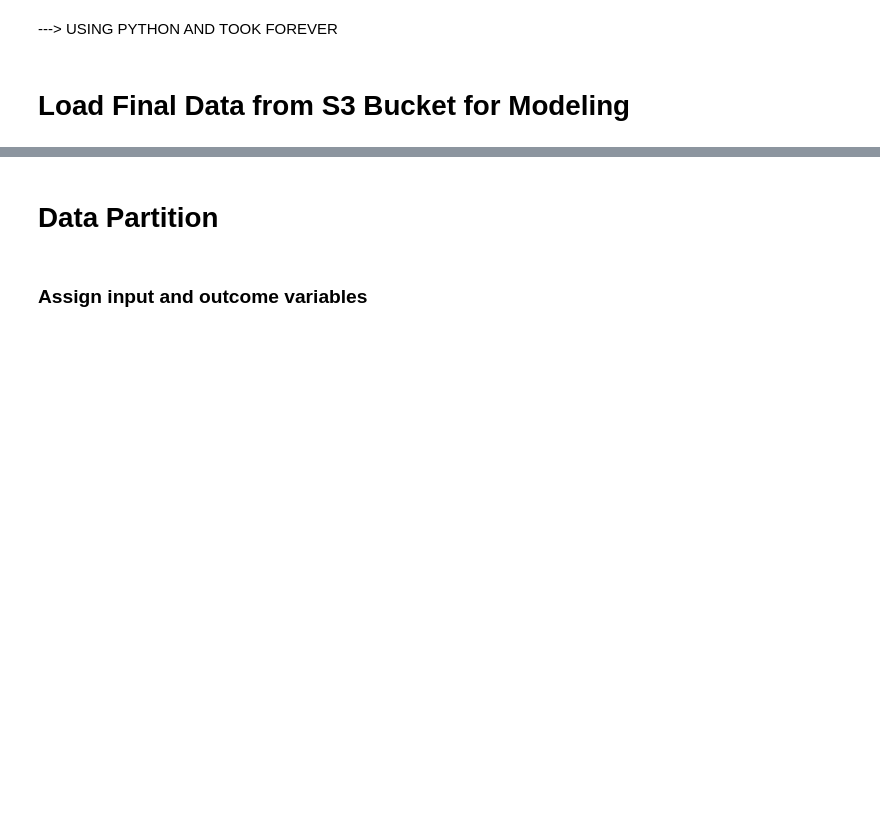
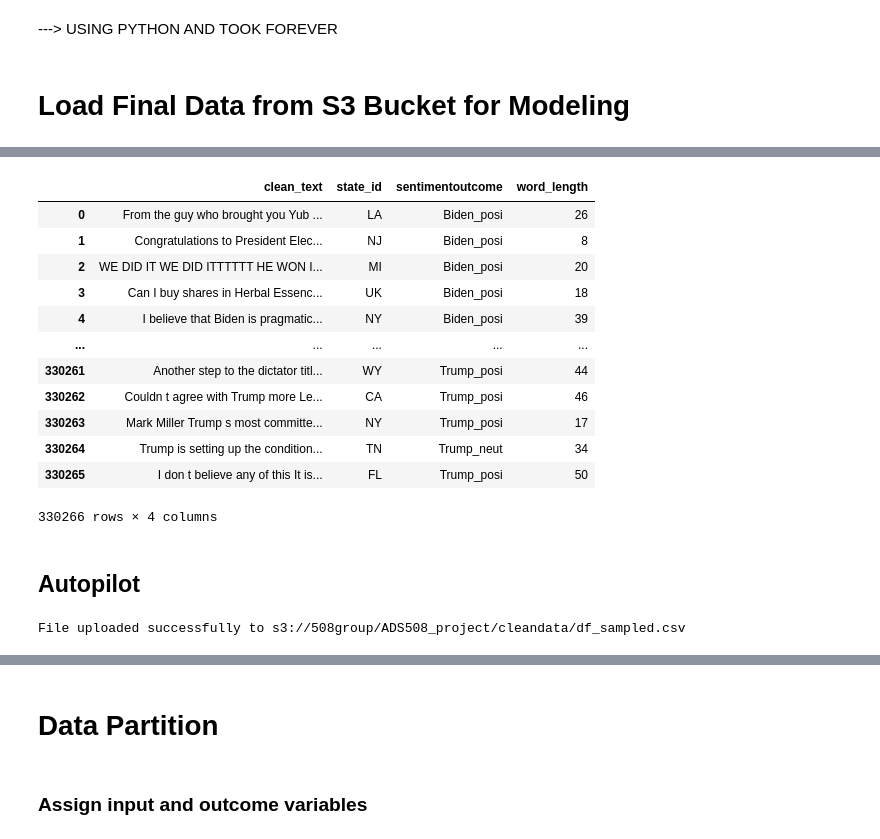
Before and after one commit to cfitzpatrick89/ADS508_GroupProject, a Jupyter notebook: EDA.ipynb, the cells around one changed output, grey strips where cells are left out. Cells and saved outputs as stored; diff of their text form; code cells hidden in the pictures; blank space fills up the shorter version.

Commit message:
Autopilot added b4 partition

```diff
--- a/EDA.ipynb
+++ b/EDA.ipynb
@@ -1265,0 +1489,18 @@ df_final.shape
+# %%
+df_final
+# %% [output]
+|  | clean_text | state_id | sentimentoutcome | word_length |
+| 0 | From the guy who brought you Yub ... | LA | Biden_posi | 26 |
+| 1 | Congratulations to President Elec... | NJ | Biden_posi | 8 |
+| 2 | WE DID IT WE DID ITTTTTT HE WON I... | MI | Biden_posi | 20 |
+| 3 | Can I buy shares in Herbal Essenc... | UK | Biden_posi | 18 |
+| 4 | I believe that Biden is pragmatic... | NY | Biden_posi | 39 |
+| ... | ... | ... | ... | ... |
+| 330261 | Another step to the dictator titl... | WY | Trump_posi | 44 |
+| 330262 | Couldn t agree with Trump more Le... | CA | Trump_posi | 46 |
+| 330263 | Mark Miller Trump s most committe... | NY | Trump_posi | 17 |
+| 330264 | Trump is setting up the condition... | TN | Trump_neut | 34 |
+| 330265 | I don t believe any of this It is... | FL | Trump_posi | 50 |
+330266 rows × 4 columns
+# %% [markdown]
+## Autopilot
@@ -1265,0 +1515,18 @@ df_final.shape
+# %%
+import boto3
+from botocore.exceptions import NoCredentialsError
+
+s3 = boto3.client('s3')
+bucket_name = '508group'  # Replace with your bucket name
+file_name = "df_sampled.csv"  # This is the name of the file on your local system
+key = 'ADS508_project/cleandata/df_sampled.csv'  # Desired S3 key (path and filename)
+
+try:
+    s3.upload_file(file_name, bucket_name, key)
+    print(f"File uploaded successfully to s3://{bucket_name}/{key}")
+except FileNotFoundError:
+    print("The file was not found")
+except NoCredentialsError:
+    print("Credentials not available")
+# %% [output]
+File uploaded successfully to s3://508group/ADS508_project/cleandata/df_sampled.csv
```
Also changed, not shown: parts of 103 cells of this notebook.
